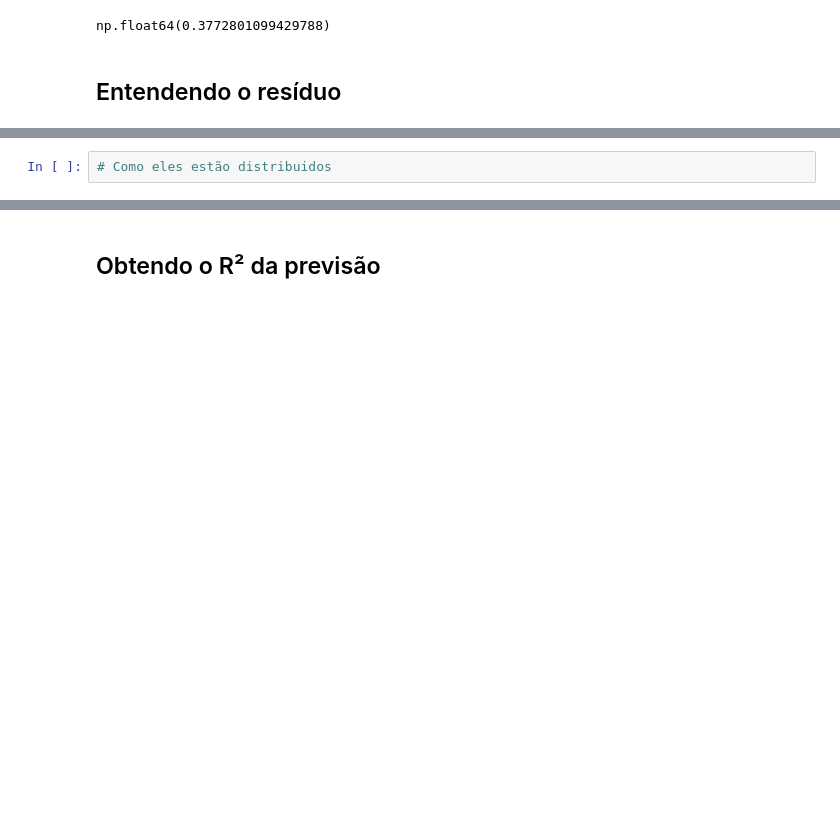
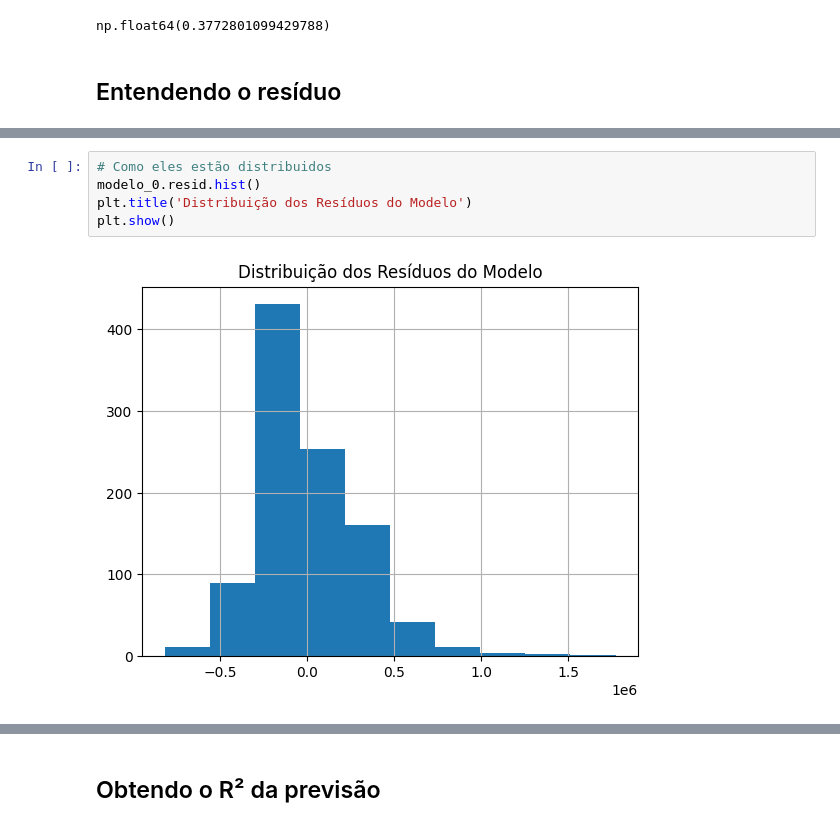
Before and after one commit to JCrpa/curso14_data_science_testando_relacoes_com_regressao_linear, a Jupyter notebook: Preços_de_imoveis_utilizando_regressao_linear.ipynb, the cells around one changed output, grey strips where cells are left out. Saved outputs shown, nothing was run; the diff lists cells and outputs as text; blank space fills up the shorter version.

Commit message:
visualizar os resíduos, criar gráfico para visualizar como os resíduos estão distribuídos_módulo2-aula8

```diff
--- a/Preços_de_imoveis_utilizando_regressao_linear.ipynb
+++ b/Preços_de_imoveis_utilizando_regressao_linear.ipynb
@@ -222,5 +236,10 @@ np.float64(0.3772801099429788)
 # %%
 # Como eles estão distribuidos
+modelo_0.resid.hist()
+plt.title('Distribuição dos Resíduos do Modelo')
+plt.show()
+# %% [output]
+[figure, added]
 # %% [markdown]
 ![](https://i.imgur.com/CJMdXpf.png)
 # %% [markdown]
```
Also changed, not shown: parts of 2 cells of this notebook.
